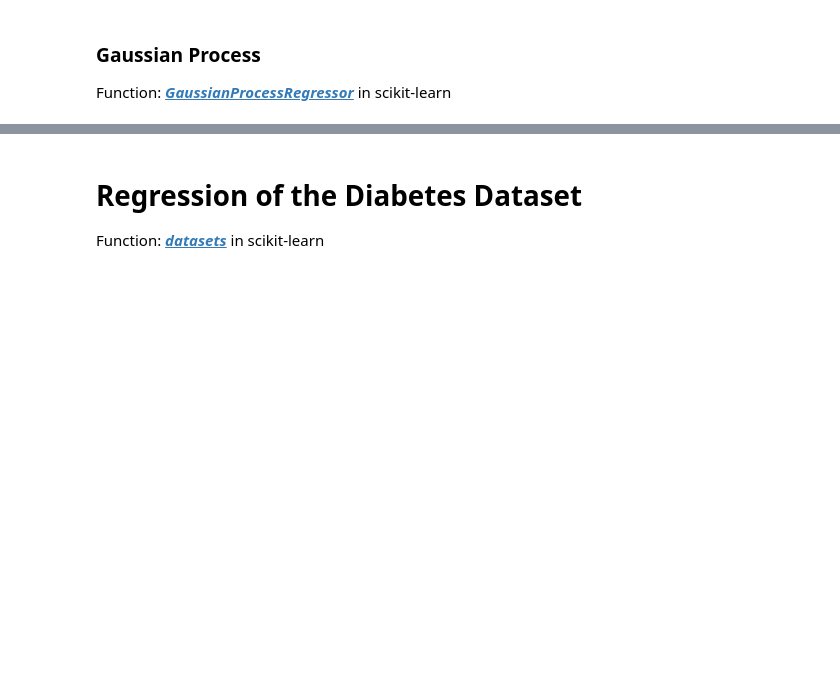
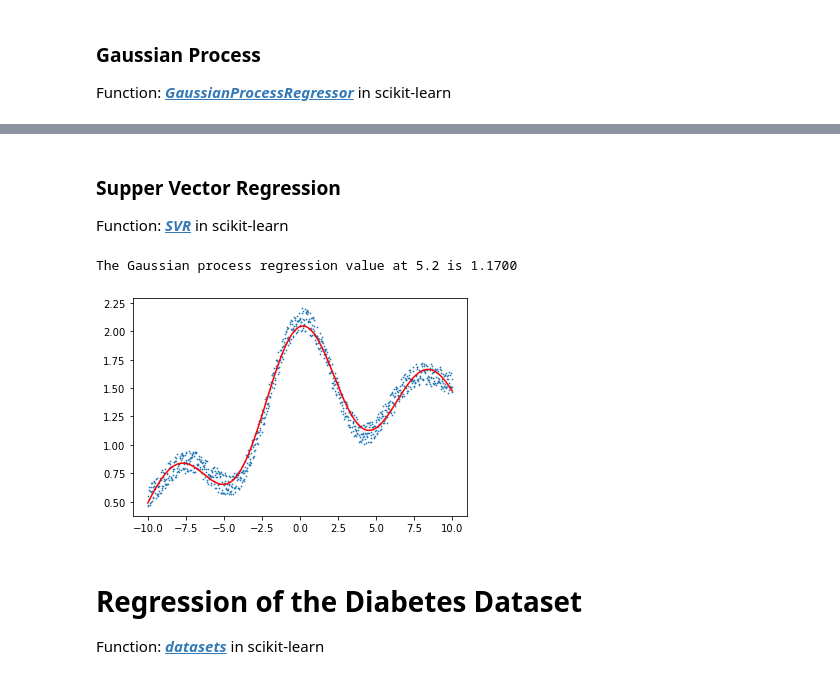
Before and after one commit to PEESEgroup/SysEn6880, a Jupyter notebook: Regression.ipynb, the cells around one changed output, grey strips where cells are left out. Saved outputs shown, nothing was run; the diff lists cells and outputs as text; code cells hidden in the pictures; blank space fills up the shorter version.

```diff
--- a/Regression.ipynb
+++ b/Regression.ipynb
@@ -110,3 +110,30 @@ The Gaussian process regression value at 5.2 is 1.1972
+# %% [markdown]
+### Supper Vector Regression
+
+Function: [***SVR***](https://scikit-learn.org/stable/modules/generated/sklearn.svm.SVR.html#) in scikit-learn
+# %%
+
+# Import Supper Vector Regression
+from sklearn.svm import SVR
+
+# fit an SVR model using the default kernel and the previous dataset for GP
+svr_reg = SVR()
+svr_reg.fit(X_GP.reshape(-1,1), y_GP)
+
+# given datapoint
+X_test = 5.2
+# get the regression prediction value of this test data point
+y_SVR_test = svr_reg.predict(np.asarray(X_test).reshape(-1,1))
+print("The Gaussian process regression value at {} is {:5.4f}\n".format(X_test, y_SVR_test[0]) )
+
+# plot out the regressed value of the entire domain
+y_SVR_pred = svr_reg.predict(X_GP.reshape(-1,1))
+plt.scatter(X_GP, y_GP,s=0.5)
+plt.plot(X_GP, y_SVR_pred,c='r')
+plt.show()
+# %% [output]
+The Gaussian process regression value at 5.2 is 1.1700
+[figure, added]
 # %% [markdown]
 # Regression of the Diabetes Dataset
 
```
Also changed, not shown: parts of 14 cells of this notebook.
